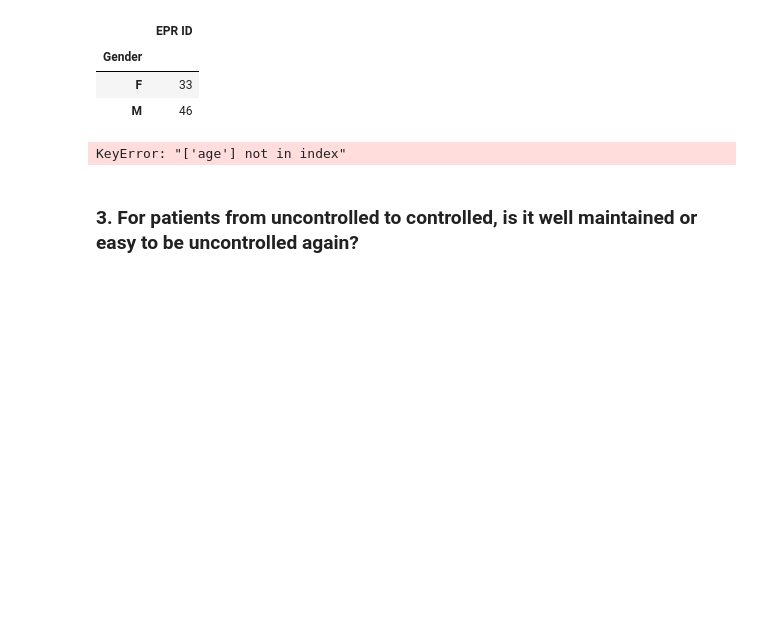
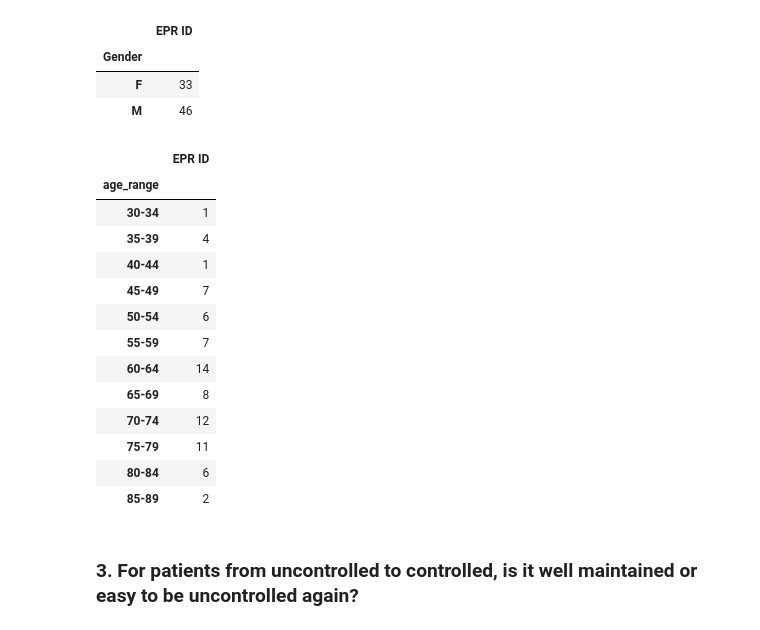
Before and after one commit to ruixuanzheng/iHealthChallenge, a Jupyter notebook: solution.ipynb, the cells around one changed output. Cells and saved outputs as stored; diff of their text form; code cells hidden in the pictures; blank space fills up the shorter version.

```diff
--- a/solution.ipynb
+++ b/solution.ipynb
@@ -328,9 +328,22 @@ df[df["EPR ID"].isin(df_con_initial_cnt.loc[df_con_initial_cnt["bp_controlled"]
 | M | 46 |
 # %%
 # patterns in subgroup (age)
-df[df["EPR ID"].isin(df_con_initial_cnt.loc[df_con_initial_cnt["bp_controlled"] == 2, "EPR ID"].tolist())][["EPR ID", "age"]].drop_duplicates().groupby("Gender").count()
+df[df["EPR ID"].isin(df_con_initial_cnt.loc[df_con_initial_cnt["bp_controlled"] == 2, "EPR ID"].tolist())][["EPR ID", "age_range"]].drop_duplicates().groupby("age_range").count()
 # %% [output]
-KeyError: "['age'] not in index"
+|  | EPR ID |
+| age_range |  |
+| 30-34 | 1 |
+| 35-39 | 4 |
+| 40-44 | 1 |
+| 45-49 | 7 |
+| 50-54 | 6 |
+| 55-59 | 7 |
+| 60-64 | 14 |
+| 65-69 | 8 |
+| 70-74 | 12 |
+| 75-79 | 11 |
+| 80-84 | 6 |
+| 85-89 | 2 |
 # %% [markdown]
 ### 3.	For patients from uncontrolled to controlled, is it well maintained or easy to be uncontrolled again?
 # %% [markdown]
```
Also changed, not shown: parts of 10 cells of this notebook.
